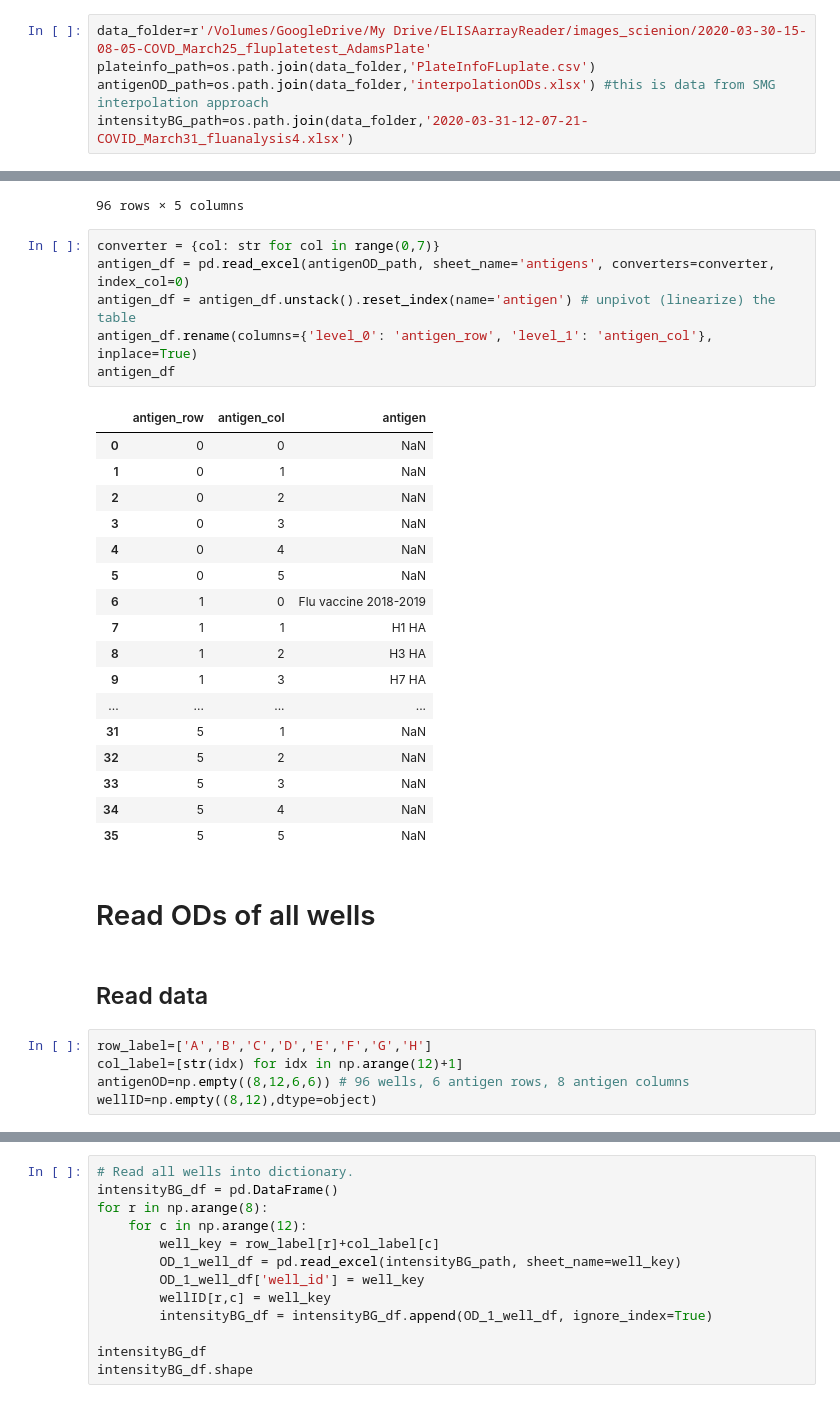
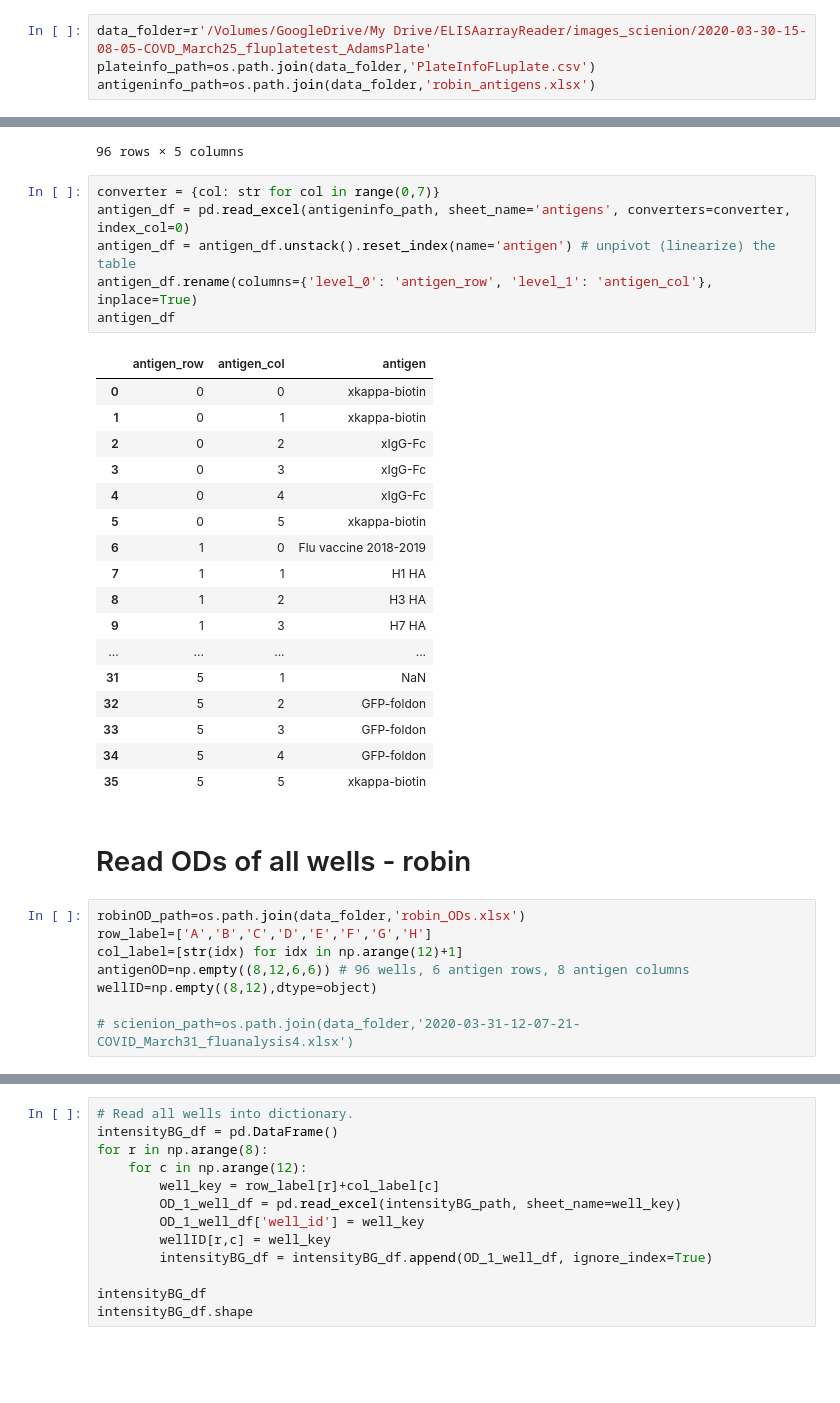
Before and after one commit to mehta-lab/multiSero, a Jupyter notebook: notebooks_interpretation/20200330_March25_flutasteplate_1/FluPlateInterpretation_consolidated.ipynb, the cells around one changed output, grey strips where cells are left out. Cells and saved outputs as stored; diff of their text form; blank space fills up the shorter version.

```diff
--- a/notebooks_interpretation/FluPlateInterpretationV3_smg.ipynb
+++ b/notebooks_interpretation/20200330_March25_flutasteplate_1/FluPlateInterpretation_consolidated.ipynb
@@ -25,8 +25,7 @@ For ease of reading and manipulating data, all data is converted in $n$-dimensio
 # %%
 data_folder=r'/Volumes/GoogleDrive/My Drive/ELISAarrayReader/images_scienion/2020-03-30-15-08-05-COVD_March25_fluplatetest_AdamsPlate'
 plateinfo_path=os.path.join(data_folder,'PlateInfoFLuplate.csv')
-antigenOD_path=os.path.join(data_folder,'interpolationODs.xlsx') #this is data from SMG interpolation approach
-intensityBG_path=os.path.join(data_folder,'2020-03-31-12-07-21-COVID_March31_fluanalysis4.xlsx')
+antigeninfo_path=os.path.join(data_folder,'robin_antigens.xlsx')
 # %%
 plate_info_df=pd.read_csv(plateinfo_path)
 plate_info_df.rename(columns={'Well': 'well_id', 'Type':'type', 'Dilution':'dilution'}, inplace=True)
@@ -56,35 +55,36 @@ plate_info_df
 96 rows × 5 columns
 # %%
 converter = {col: str for col in range(0,7)}
-antigen_df = pd.read_excel(antigenOD_path, sheet_name='antigens', converters=converter, index_col=0)
+antigen_df = pd.read_excel(antigeninfo_path, sheet_name='antigens', converters=converter, index_col=0)
 antigen_df = antigen_df.unstack().reset_index(name='antigen') # unpivot (linearize) the table
 antigen_df.rename(columns={'level_0': 'antigen_row', 'level_1': 'antigen_col'}, inplace=True)
 antigen_df
 # %% [output]
 |  | antigen_row | antigen_col | antigen |
-| 0 | 0 | 0 | NaN |
-| 1 | 0 | 1 | NaN |
-| 2 | 0 | 2 | NaN |
-| 3 | 0 | 3 | NaN |
-| 4 | 0 | 4 | NaN |
-| 5 | 0 | 5 | NaN |
+| 0 | 0 | 0 | xkappa-biotin |
+| 1 | 0 | 1 | xkappa-biotin |
+| 2 | 0 | 2 | xIgG-Fc |
+| 3 | 0 | 3 | xIgG-Fc |
+| 4 | 0 | 4 | xIgG-Fc |
+| 5 | 0 | 5 | xkappa-biotin |
 | 6 | 1 | 0 | Flu vaccine 2018-2019 |
 | 7 | 1 | 1 | H1 HA |
 | 8 | 1 | 2 | H3 HA |
 | 9 | 1 | 3 | H7 HA |
 | ... | ... | ... | ... |
 | 31 | 5 | 1 | NaN |
-| 32 | 5 | 2 | NaN |
-| 33 | 5 | 3 | NaN |
-| 34 | 5 | 4 | NaN |
-| 35 | 5 | 5 | NaN |
+| 32 | 5 | 2 | GFP-foldon |
+| 33 | 5 | 3 | GFP-foldon |
+| 34 | 5 | 4 | GFP-foldon |
+| 35 | 5 | 5 | xkappa-biotin |
 # %% [markdown]
-# Read ODs of all wells
+# Read ODs of all wells - robin
-# %% [markdown]
-## Read data
 # %%
+robinOD_path=os.path.join(data_folder,'robin_ODs.xlsx')
 row_label=['A','B','C','D','E','F','G','H']
 col_label=[str(idx) for idx in np.arange(12)+1]
 antigenOD=np.empty((8,12,6,6)) # 96 wells, 6 antigen rows, 8 antigen columns
 wellID=np.empty((8,12),dtype=object)
+
+# scienion_path=os.path.join(data_folder,'2020-03-31-12-07-21-COVID_March31_fluanalysis4.xlsx')
 # %%
```
Also changed, not shown: parts of 14 cells of this notebook, 6 other files.
